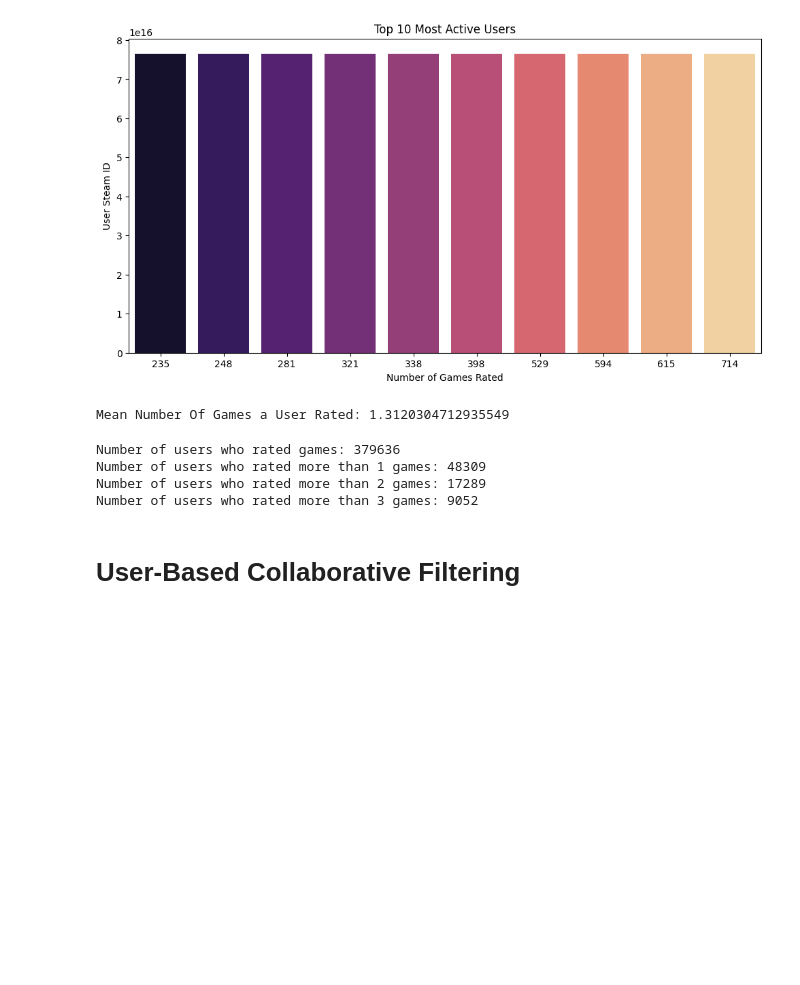
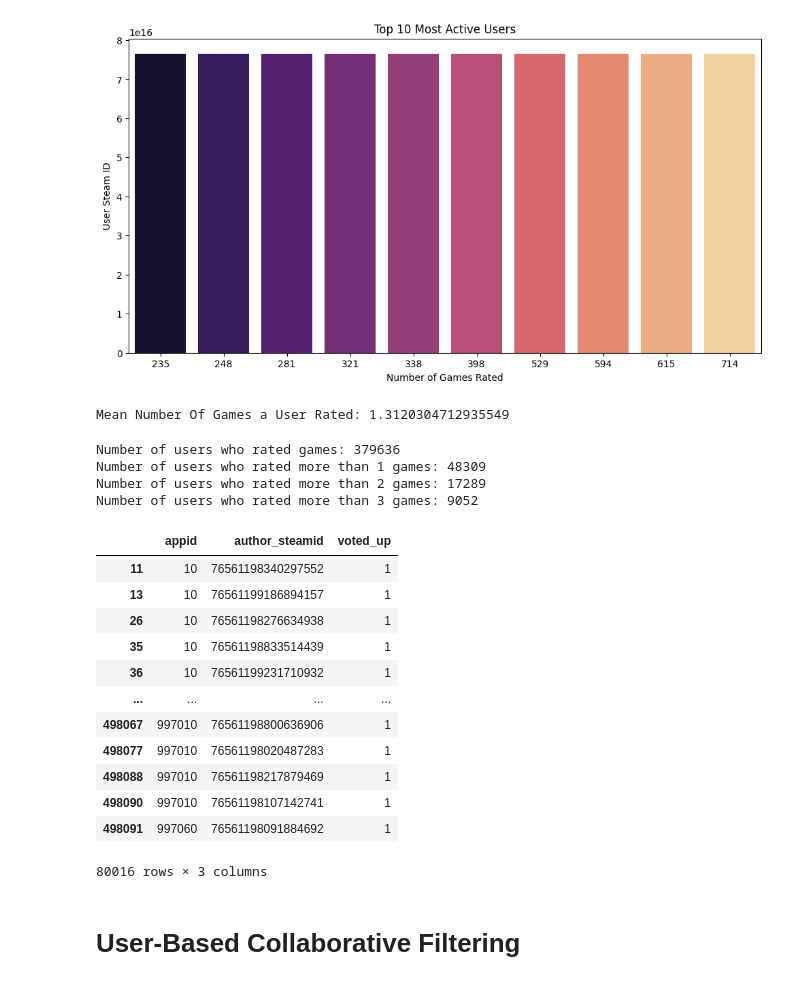
Before and after one commit to BluffSet7340/recomm_sys_project, a Jupyter notebook: taufiq/preprocess.ipynb, the cells around one changed output. Drawn from its saved outputs; the diff is of its cells as text; code cells hidden in the pictures; blank space fills up the shorter version.

```diff
--- a/taufiq/preprocess.ipynb
+++ b/taufiq/preprocess.ipynb
@@ -217,5 +224,27 @@ Number of users who rated games: 379636
 Number of users who rated more than 1 games: 48309
 Number of users who rated more than 2 games: 17289
 Number of users who rated more than 3 games: 9052
+# %%
+min_games = 3
+# %%
+filtered_users = user_game_counts[user_game_counts > min_games].index
+# %%
+filtered_df = df[df['author_steamid'].isin(filtered_users)]
+# %%
+filtered_df
+# %% [output]
+|  | appid | author_steamid | voted_up |
+| 11 | 10 | 76561198340297552 | 1 |
+| 13 | 10 | 76561199186894157 | 1 |
+| 26 | 10 | 76561198276634938 | 1 |
+| 35 | 10 | 76561198833514439 | 1 |
+| 36 | 10 | 76561199231710932 | 1 |
+| ... | ... | ... | ... |
+| 498067 | 997010 | 76561198800636906 | 1 |
+| 498077 | 997010 | 76561198020487283 | 1 |
+| 498088 | 997010 | 76561198217879469 | 1 |
+| 498090 | 997010 | 76561198107142741 | 1 |
+| 498091 | 997060 | 76561198091884692 | 1 |
+80016 rows × 3 columns
 # %% [markdown]
 # User-Based Collaborative Filtering
```
Also changed, not shown: parts of 10 cells of this notebook, 2 other files.
